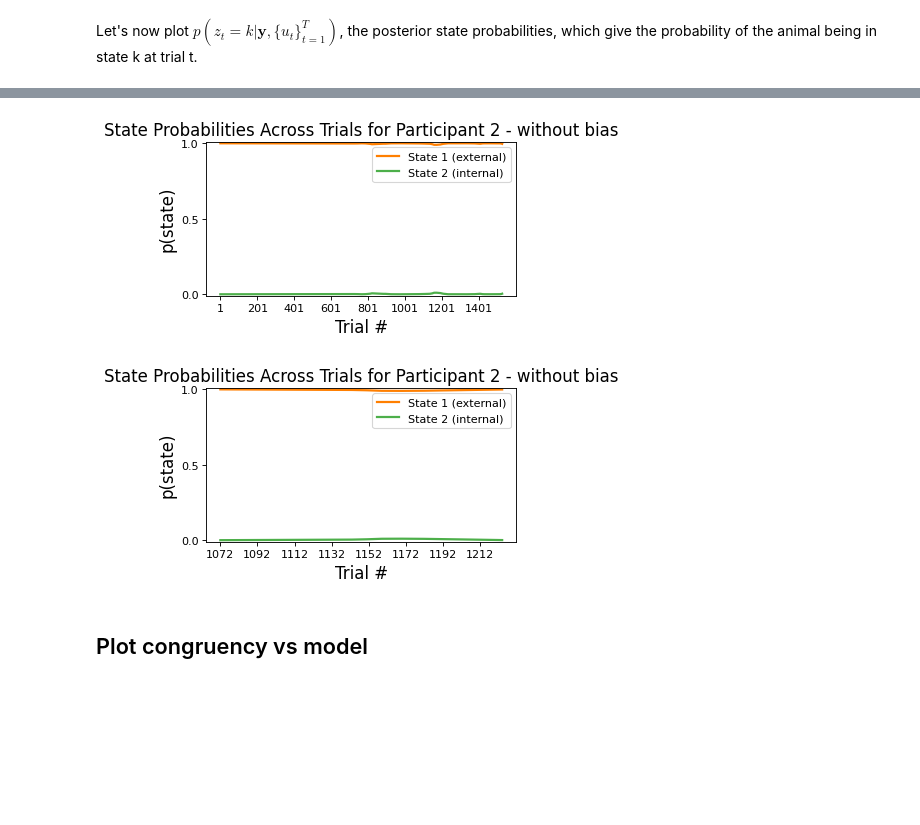
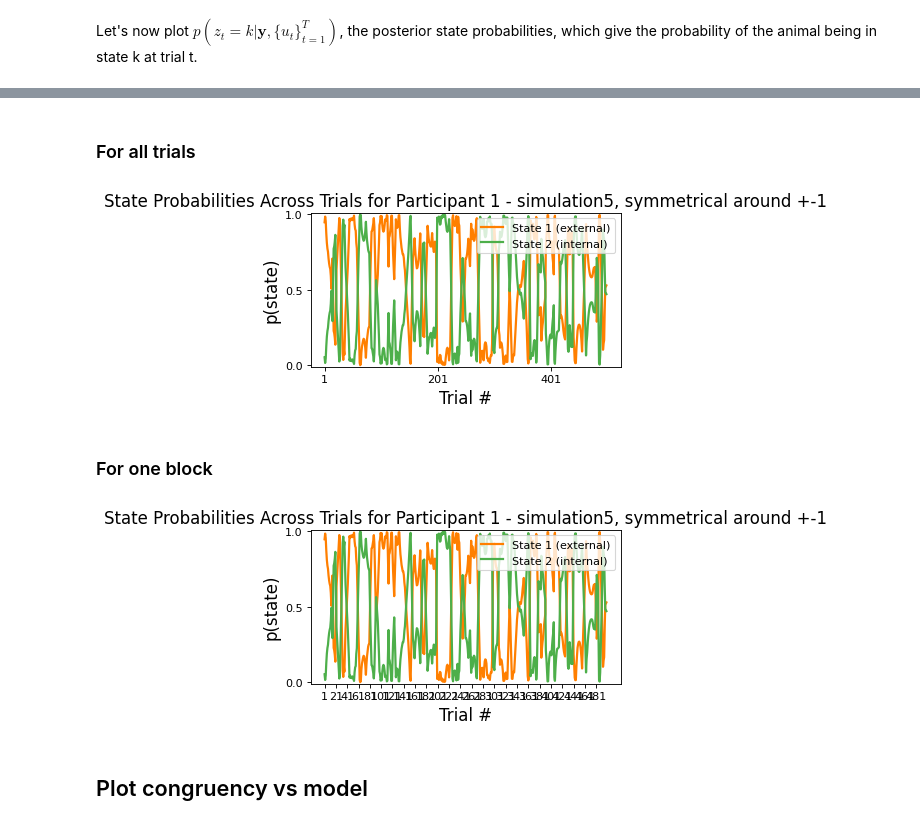
Before and after one commit to cocoltre/Visual-Perception, a Jupyter notebook: GLM_HMM_predictive_templates.ipynb, the cells around one changed output, grey strips where cells are left out. Drawn from its saved outputs; the diff is of its cells as text; code cells hidden in the pictures; blank space fills up the shorter version.

```diff
--- a/GLM_HMM_predictive_templates.ipynb
+++ b/GLM_HMM_predictive_templates.ipynb
@@ -206,5 +395,5 @@ if test_type == 'test_model' and want_another_test == False:
 # %%
-if test_type != 'test_model':
+if test_type != 'test_model' and not test_type.startswith("simulation"):
     ### read and data
     dfs = []
     columns_to_keep = ['trial', 'theta', 'resp', 'block', 'correct', 'isi_ms']
@@ -316,9 +545,9 @@ if test_type != 'test_model':
 # Compute prev_resp_congruent:
 # - when prev_resp = -1 and resp = 0 → congruent
 # - when prev_resp = 1 and resp = 1 → congruent
-final_df["prev_resp_congruent"] = np.where(
-    ((final_df["prev_resp"] == -1) & (final_df["resp"] == 0)) |
-    ((final_df["prev_resp"] == 1) & (final_df["resp"] == 1)),
+final_df[f"{previous}_congruent"] = np.where(
+    ((final_df[previous] <0) & (final_df["resp"] == 0)) |
+    ((final_df[previous] >0) & (final_df["resp"] == 1)),
     1,
     0
 )
@@ -326,7 +555,7 @@ final_df["prev_resp_congruent"] = np.where(
 # Compute orientation_congruent:
 # - when theta = -1 and resp = 0 → congruent
 # - when theta = 1 and resp = 1 → congruent
-final_df["orientation_congruent"] = np.where(
+final_df[f"{ext_var}_congruent"] = np.where(
     ((final_df["theta"] == -1) & (final_df["resp"] == 0)) |
     ((final_df["theta"] == 1) & (final_df["resp"] == 1)),
     1,
@@ -581,8 +840,8 @@ for load_idx in participants:
     new_inpts = np.ones((num_trials_per_sess, input_dim))
 
     ## get input format
-    new_inpts[:, 0] = this_data['theta'].copy()
-    new_inpts[:, 1] = this_data['prev_resp'].copy()
+    new_inpts[:, 0] = this_data[ext_var].copy()
+    new_inpts[:, 1] = this_data[previous].copy()
     if bias == True:
         new_inpts[:, 2] = np.ones(this_data.shape[0])
     inpts.append(new_inpts)
@@ -788,5 +1049,21 @@ plt.show()
 # %% [markdown]
 # Fit two-state GLM-HMMs
+# %%
+npr.seed(0)
+# Set the parameters of the GLM-HMM
+num_states =  2      # number of discrete states
+obs_dim = 1           # number of observed dimensions
+num_categories = 2    # number of categories for output
+if bias == True:
+    input_dim = 3
+else:
+    input_dim = 2       # input dimensions
+
+N_iters = 500 # maximum number of EM iterations. Fitting with stop earlier if increase in LL is below tolerance specified by tolerance parameter
+# Make a GLM-HMM
+
+prior_sigma = 10
+transition_alpha = 1
 # %%
 npr.seed(0)
 # Set the parameters of the GLM-HMM
@@ -990,6 +1273,8 @@ index_int = np.argmin(np.concatenate(-glmhmm.observations.params)[:,0])
 posterior_probs = [glmhmm.expected_states(data=data, input=inpt)[0]
                 for data, inpt
                 in zip(choices, inpts)]
+# %% [markdown]
+### For all trials
 # %%
 fig = plt.figure(figsize=(5, 2.5), dpi=80, facecolor='w', edgecolor='k')
 n_initial = x_alltrials[0]
@@ -997,42 +1282,44 @@ n_final = x_alltrials[-1]+1
 if test_type == 'test_model':
     sess_id = 0
 else:
-    sess_id = 1 #session id; can choose any index between 0 and num_sess-1=6-1=5
+    sess_id = 0 #session id; can choose any index between 0 and num_sess-1=6-1=5
 if test_type != 'test_model':
     for k in range(num_states):
         if k==0:
             plt.plot(posterior_probs[sess_id][n_initial:n_final, k], label="State 1 (external)", lw=2,
                 color=cols[k])
         else:
             plt.plot(posterior_probs[sess_id][n_initial:n_final, k], label="State 2 (internal)", lw=2,
                 color=cols[k])
 else:
     for k in range(num_states):
         if k==0:
             plt.plot(posterior_probs[sess_id][1:9000, k], label=f"State 1 ({fraction_even:.2f})", lw=2, #State 1 (36%)
                 color=cols[k])
         else:
             plt.plot(posterior_probs[sess_id][1:9000, k], label=f"State 2 ({fraction_odd:.2f})", lw=2, #State 2 (64%)
                 color=cols[k])
 plt.ylim((-0.01, 1.01))
 plt.yticks([0, 0.5, 1], fontsize = 10)
 plt.xlabel("Trial #", fontsize = 15)
 plt.ylabel("p(state)", fontsize = 15)
 plt.legend(loc="upper right", fontsize=10, title_fontsize=12)
 plt.xticks(ticks=np.arange(0, n_final - n_initial, 200), labels=np.arange(n_initial, n_final, 200))
 
 if test_type == 'test_model':
     plt.title(f"State Probabilities Across Trials - test", fontsize=15)
 else:
     plt.title(f"State Probabilities Across Trials for Participant {sess_id+1}{test_type_title}", fontsize=15)
 
 if bias == True:
-    plt.savefig(root_dir + f'/plots/{test_type}/probabilities_orientation_alltrials.png', bbox_inches='tight')
+    plt.savefig(root_dir + f'/plots/{test_type}/probabilities_{ext_var_path}_alltrials.png', bbox_inches='tight')
 else:
-    plt.savefig(root_dir + f'/plots/{test_type}/probabilities_orientation_00{sess_id+1}_alltrials.png', bbox_inches='tight')
+    plt.savefig(root_dir + f'/plots/{test_type}/probabilities_{ext_var_path}_00{sess_id+1}_alltrials.png', bbox_inches='tight')
 plt.show()
 # %% [output]
-[figure, old version]
+[figure, new version]
+# %% [markdown]
+### For one block
 # %%
 fig = plt.figure(figsize=(5, 2.5), dpi=80, facecolor='w', edgecolor='k')
 n_initial = x_block[0]
@@ -1040,7 +1327,7 @@ n_final = x_block[-1]+1
 if test_type == 'test_model':
     sess_id = 0
 else:
-    sess_id = 1 #session id; can choose any index between 0 and num_sess-1=6-1=5
+    sess_id = 0 #session id; can choose any index between 0 and num_sess-1=6-1=5
 if test_type != 'test_model':
     for k in range(num_states):
         if k==0:
@@ -1070,12 +1357,12 @@ else:
     plt.title(f"State Probabilities Across Trials for Participant {sess_id+1}{test_type_title}", fontsize=15)
 
 if bias == True:
-    plt.savefig(root_dir + f'/plots/{test_type}/probabilities_orientation_block.png', bbox_inches='tight')
+    plt.savefig(root_dir + f'/plots/{test_type}/probabilities_{ext_var_path}_block.png', bbox_inches='tight')
 else:
-    plt.savefig(root_dir + f'/plots/{test_type}/probabilities_orientation_00{sess_id+1}_block.png', bbox_inches='tight')
+    plt.savefig(root_dir + f'/plots/{test_type}/probabilities_{ext_var_path}_00{sess_id+1}_block.png', bbox_inches='tight')
 plt.show()
 # %% [output]
-[figure, old version]
+[figure, new version]
 # %% [markdown]
 ## Plot congruency vs model
 # %%
```
Also changed, not shown: parts of 41 cells of this notebook.
